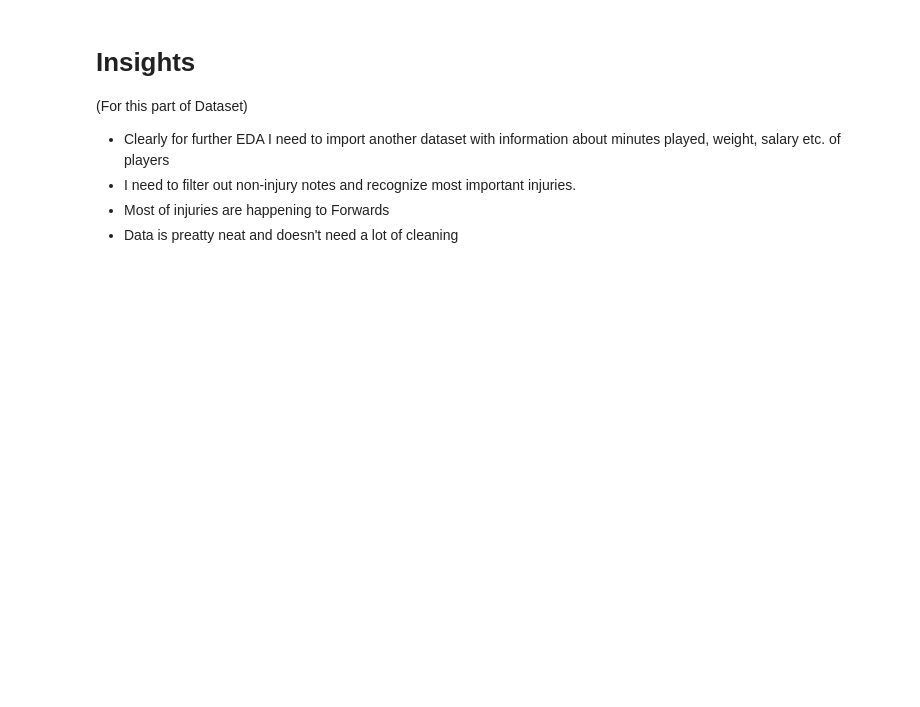
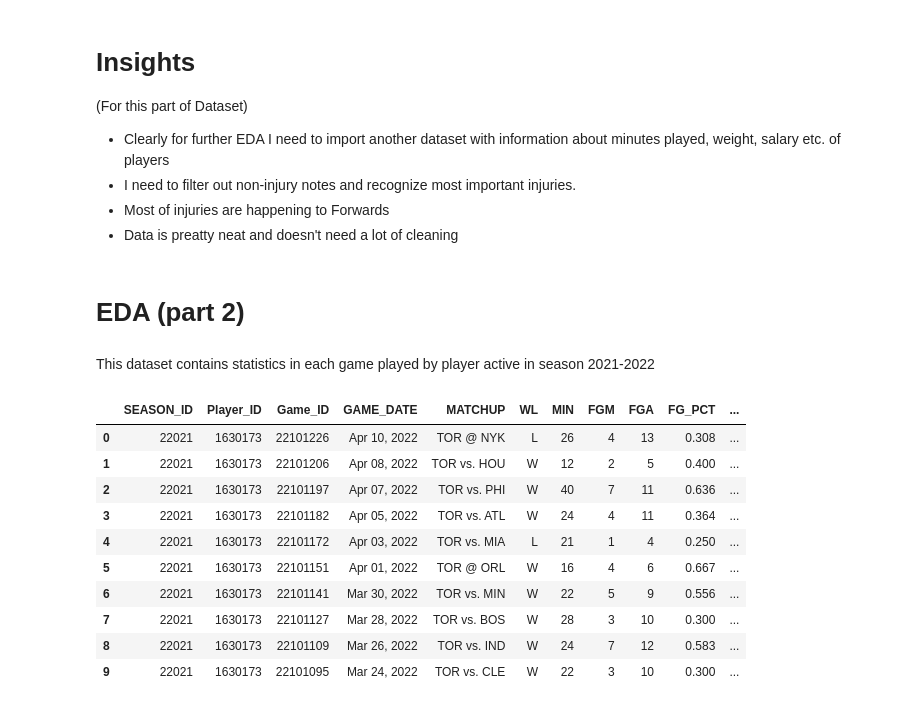
Before and after one commit to IgorCzarnoglowski/NBA-Injury-Risk-and-Detection-Project, a Jupyter notebook: notebooks/EDA.ipynb, the cells around one changed output. Drawn from its saved outputs; the diff is of its cells as text; code cells hidden in the pictures; blank space fills up the shorter version.

```diff
--- a/notebooks/EDA.ipynb
+++ b/notebooks/EDA.ipynb
@@ -166,3 +166,25 @@ Anyway we can see clear increase in injuries, which might be because teams are m
 * I need to filter out non-injury notes and recognize most important injuries.
 * Most of injuries are happening to Forwards
 * Data is preatty neat and doesn't need a lot of cleaning
+# %% [markdown]
+# EDA (part 2)
+# %% [markdown]
+This dataset contains statistics in each game played by player active in season 2021-2022
+# %%
+DATASET_PATH = os.path.join(os.getcwd(), '..', 'data', 'gamelogs_2021_22.csv')
+pd.set_option('display.max_columns',50)
+
+df = pd.read_csv(DATASET_PATH)
+df.head(10)
+# %% [output]
+|  | SEASON_ID | Player_ID | Game_ID | GAME_DATE | MATCHUP | WL | MIN | FGM | FGA | FG_PCT | ... |
+| 0 | 22021 | 1630173 | 22101226 | Apr 10, 2022 | TOR @ NYK | L | 26 | 4 | 13 | 0.308 | ... |
+| 1 | 22021 | 1630173 | 22101206 | Apr 08, 2022 | TOR vs. HOU | W | 12 | 2 | 5 | 0.400 | ... |
+| 2 | 22021 | 1630173 | 22101197 | Apr 07, 2022 | TOR vs. PHI | W | 40 | 7 | 11 | 0.636 | ... |
+| 3 | 22021 | 1630173 | 22101182 | Apr 05, 2022 | TOR vs. ATL | W | 24 | 4 | 11 | 0.364 | ... |
+| 4 | 22021 | 1630173 | 22101172 | Apr 03, 2022 | TOR vs. MIA | L | 21 | 1 | 4 | 0.250 | ... |
+| 5 | 22021 | 1630173 | 22101151 | Apr 01, 2022 | TOR @ ORL | W | 16 | 4 | 6 | 0.667 | ... |
+| 6 | 22021 | 1630173 | 22101141 | Mar 30, 2022 | TOR vs. MIN | W | 22 | 5 | 9 | 0.556 | ... |
+| 7 | 22021 | 1630173 | 22101127 | Mar 28, 2022 | TOR vs. BOS | W | 28 | 3 | 10 | 0.300 | ... |
+| 8 | 22021 | 1630173 | 22101109 | Mar 26, 2022 | TOR vs. IND | W | 24 | 7 | 12 | 0.583 | ... |
+| 9 | 22021 | 1630173 | 22101095 | Mar 24, 2022 | TOR vs. CLE | W | 22 | 3 | 10 | 0.300 | ... |
```
Also changed, not shown: parts of 10 cells of this notebook.
